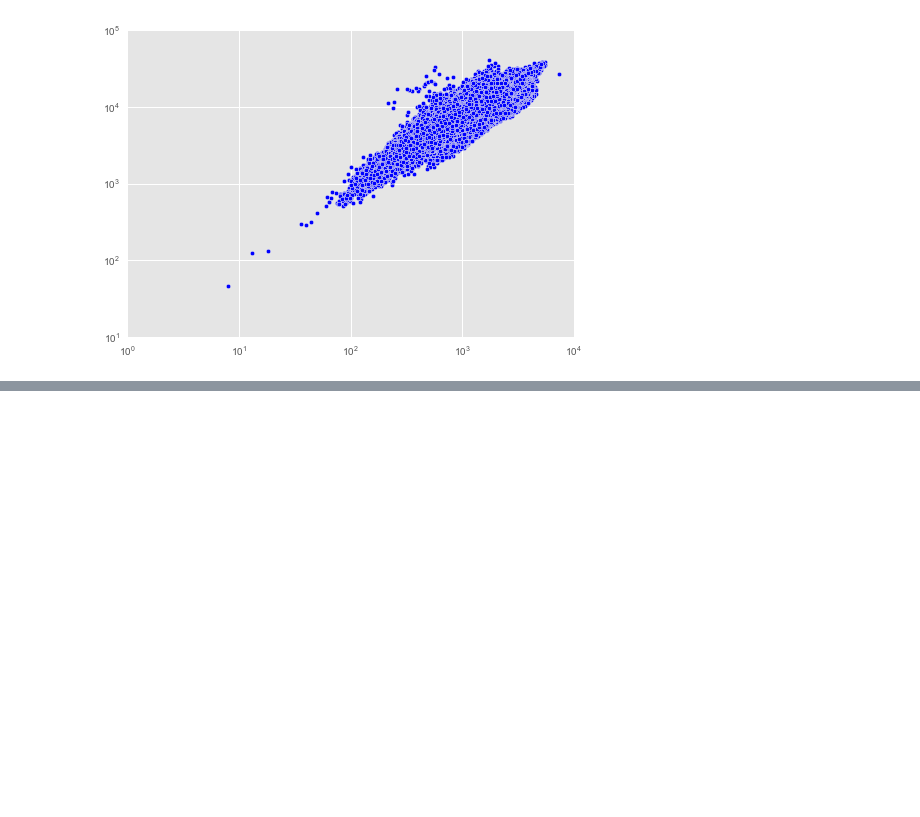
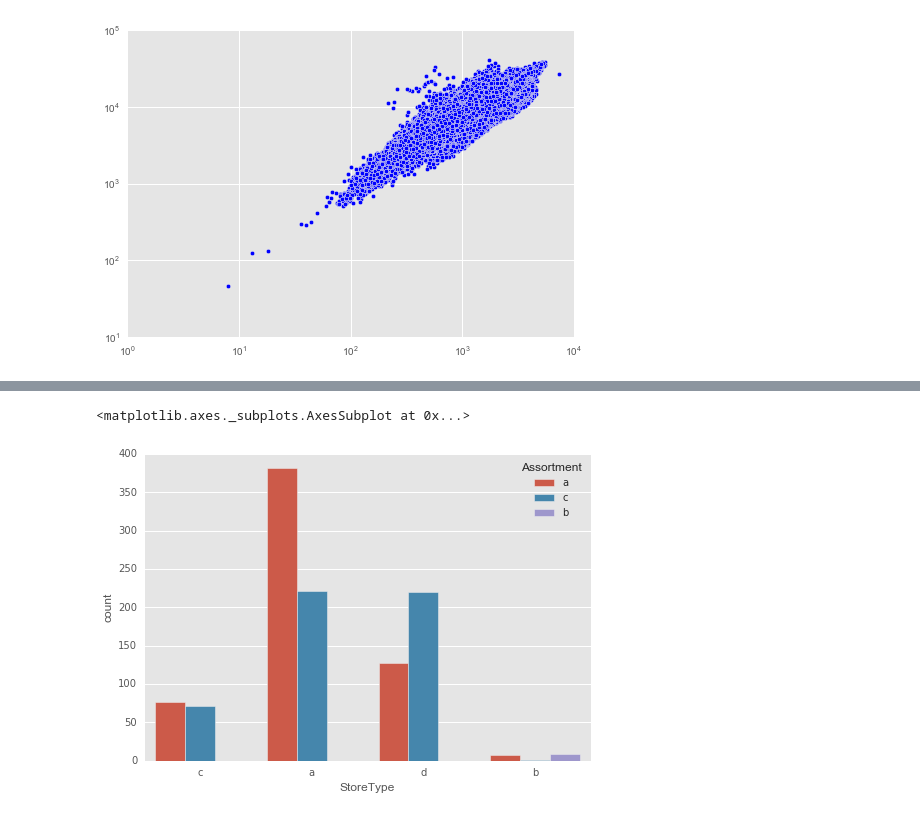
Before and after one commit to chaitu1385/RossmannKaggle, a Jupyter notebook: Data-Exploration/Rossmann Stores Forecasting.ipynb, the cells around one changed output, grey strips where cells are left out. Drawn from its saved outputs; the diff is of its cells as text; code cells hidden in the pictures; blank space fills up the shorter version.

```diff
--- a/Data-Exploration/Rossmann Stores Forecasting.ipynb
+++ b/Data-Exploration/Rossmann Stores Forecasting.ipynb
@@ -420,0 +457,7 @@ plt.show()
+# %%
+# relationship between store type and assortment type categories
+# http://seaborn.pydata.org/tutorial/categorical.html
+sns.countplot(x="StoreType", hue="Assortment", data=store)#, palette="Greens_d");
+# %% [output]
+<matplotlib.axes._subplots.AxesSubplot at 0x...>
+[figure, added]
```
Also changed, not shown: parts of 6 cells of this notebook.
